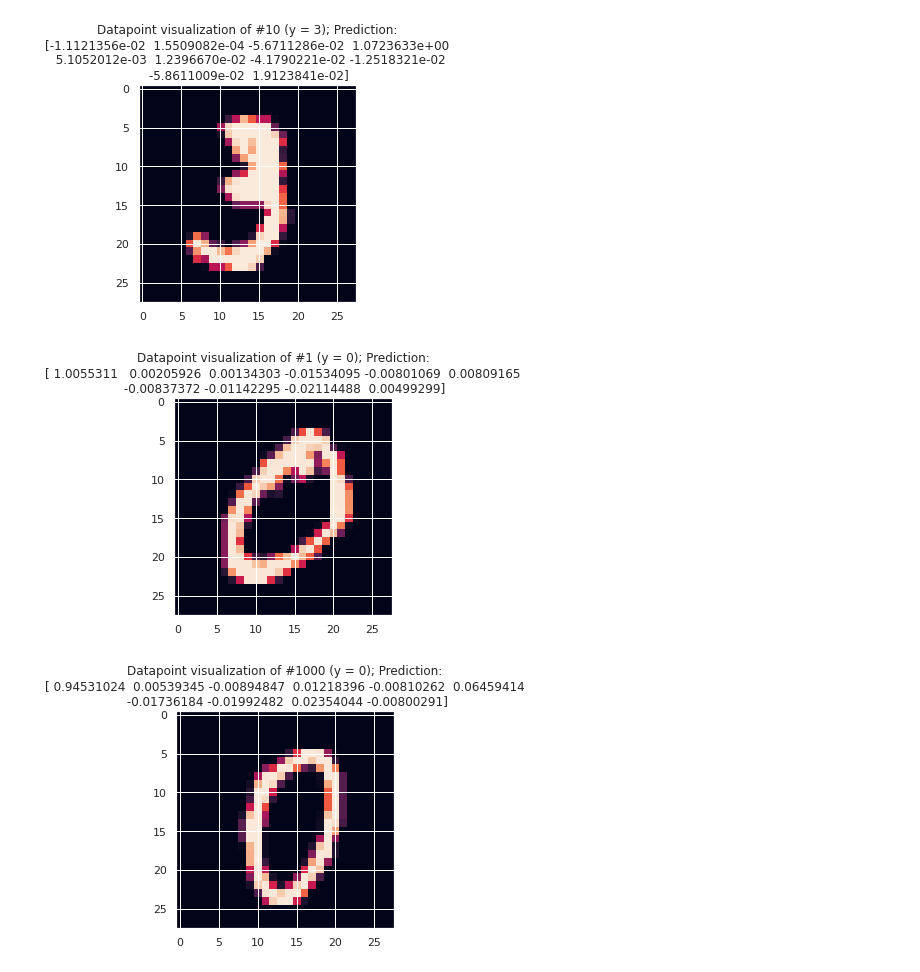
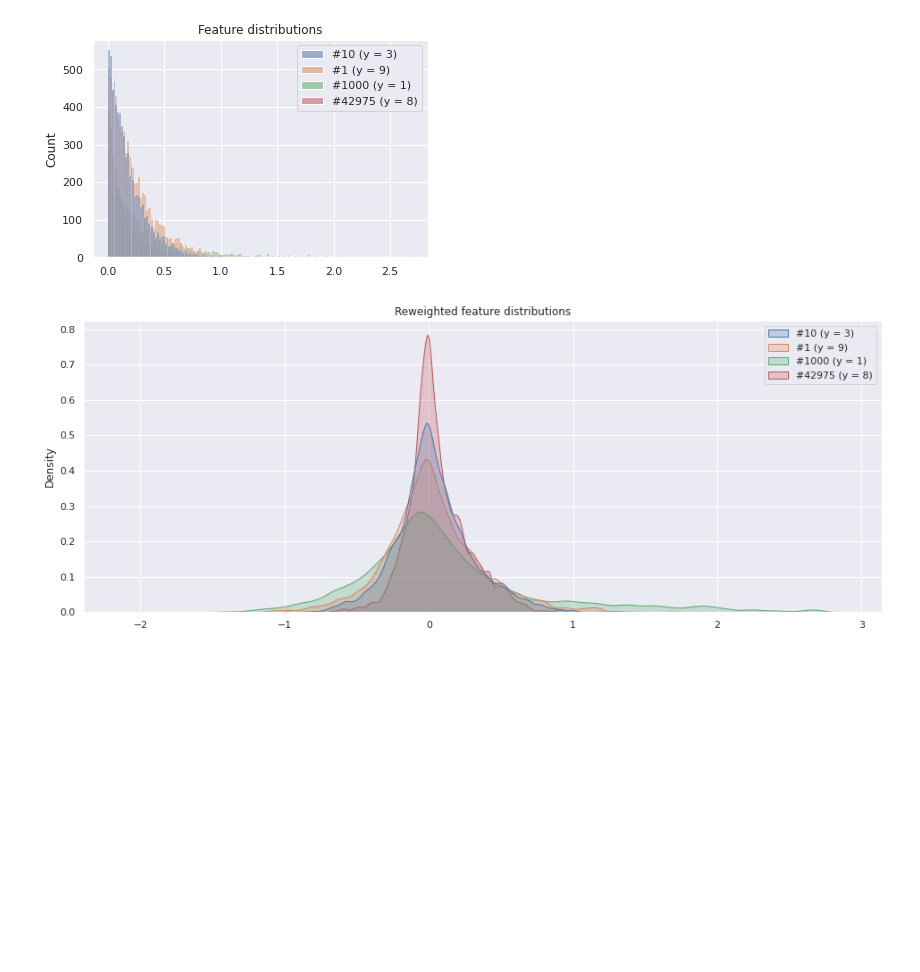
Before and after one commit to betairylia/Active-learning-features, a Jupyter notebook: PretrainTask.ipynb, the cells around one changed output. Drawn from its saved outputs; the diff is of its cells as text; code cells hidden in the pictures; blank space fills up the shorter version.

```diff
--- a/PretrainTask.ipynb
+++ b/PretrainTask.ipynb
@@ -260,7 +373,7 @@ import ReweightedFeatures
 
 importlib.reload(ReweightedFeatures)
 
-def Visualize(dataset, model, idxs):
+def Visualize(dataset, model, idxs, dropout = 0.0, fidx = 0):
 
     feat = pd.DataFrame()
     featraw = pd.DataFrame()
@@ -269,9 +382,15 @@ def Visualize(dataset, model, idxs):
     for idx in idxs:
 
         x, y = dataset[idx]
-        plt.imshow(x.squeeze(0))
-        plt.title("Datapoint visualization of #%d (y = %d); Prediction:\n%s" % (idx, y, str(model(x.flatten()).detach().cpu().numpy())))
-        plt.show()
+
+        # x = torch.randn_like(x)
+        # TODO: Apply noise here
+        mask = (torch.rand_like(x) < dropout)
+        x[mask] = 0.0
+
+        # plt.imshow(x.squeeze(0))
+        # plt.title("Datapoint visualization of #%d (y = %d); Prediction:\n%s" % (idx, y, str(model(x.flatten()).detach().cpu().numpy())))
+        # plt.show()
 
         # Get final layer features
         x_input = x.flatten()
@@ -284,35 +403,42 @@ def Visualize(dataset, model, idxs):
 
         # Reweight
         y_weight = weights[y].detach()
         reweighted = ReweightedFeatures.ReweightFeatures(features.unsqueeze(0), y_weight, relu = True)
 
         # reweighted = features * torch.sign(y_weight)
         # reweighted = features * y_weight
         # reweighted = reweighted[reweighted != 0].detach().unsqueeze(0)
 
         entry = '#%d (y = %d)' % (idx, y)
         feat = pd.concat([feat, pd.DataFrame({entry: features[features != 0].cpu().numpy()})])
         featr = pd.concat([featr, pd.DataFrame({
             entry: reweighted[0].cpu().numpy()
         })])
 
         # featraw[entry] = features.cpu().numpy()
         # featraw['x'] = np.array([i for i in range(features.shape[0])])
 
-    sns.histplot(feat, kde = True)
+    sns.histplot(feat, kde = False)
     plt.title("Feature distributions")
     plt.show()
 
     # sns.lineplot(featraw)
     # plt.title("Features")
     # plt.show()
 
-    sns.histplot(featr, kde = True)
+    plt.figure(figsize = (16, 6))
+    # sns.histplot(featr, kde = True, kde_kws = {"bw_adjust": 0.5})
+    sns.kdeplot(data = featr, fill = True, bw_adjust = 0.8)
     plt.title("Reweighted feature distributions")
+    # plt.savefig("Figs/%03d.png" % fidx)
+    # TODO: Fix xlim / ylim / legend
     plt.show()
 
+# for i in range(27, 50):
+    # print(i)
+    # Visualize(dataset, model, [10, 1, 1000, 42975], dropout = i * 0.02, fidx = i)
 Visualize(dataset, model, [10, 1, 1000, 42975])
+# Visualize(dataset, model, [42975, 1000])
 # %% [output]
-[figure, old version]
+[figure, new version]
-[figure, old version]
+[figure, new version]
-[figure, removed]
```
Also changed, not shown: parts of 15 cells of this notebook, 6 other files.
